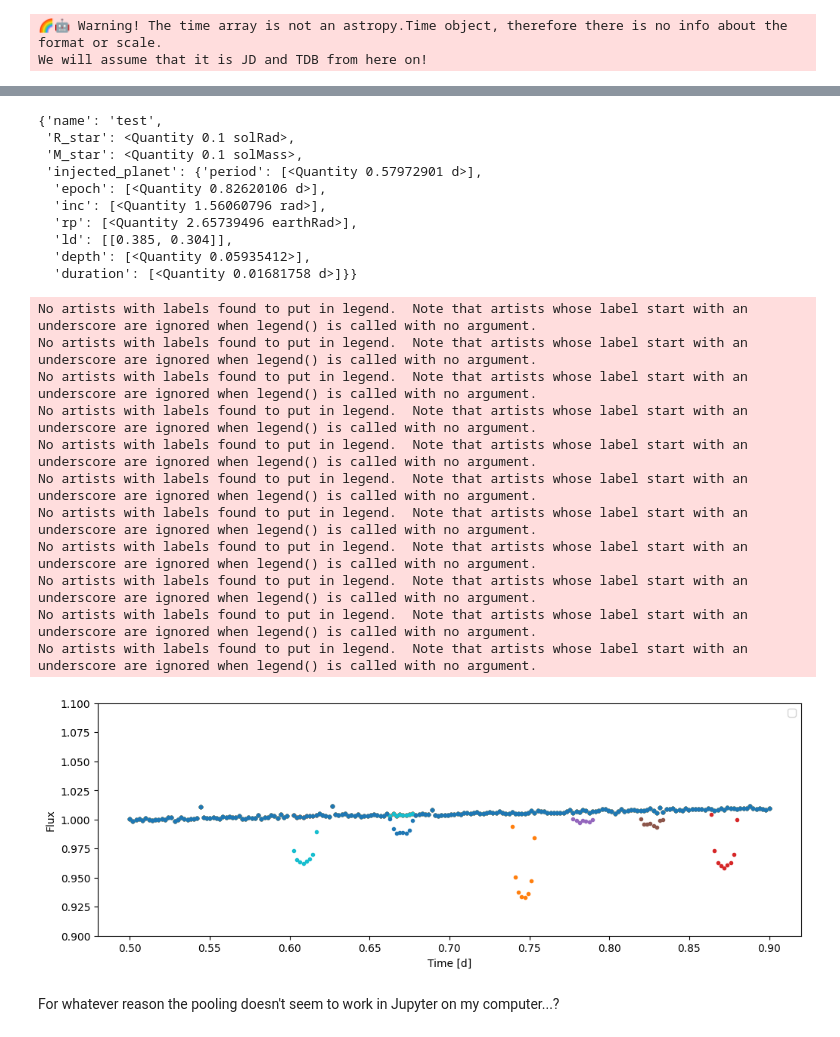
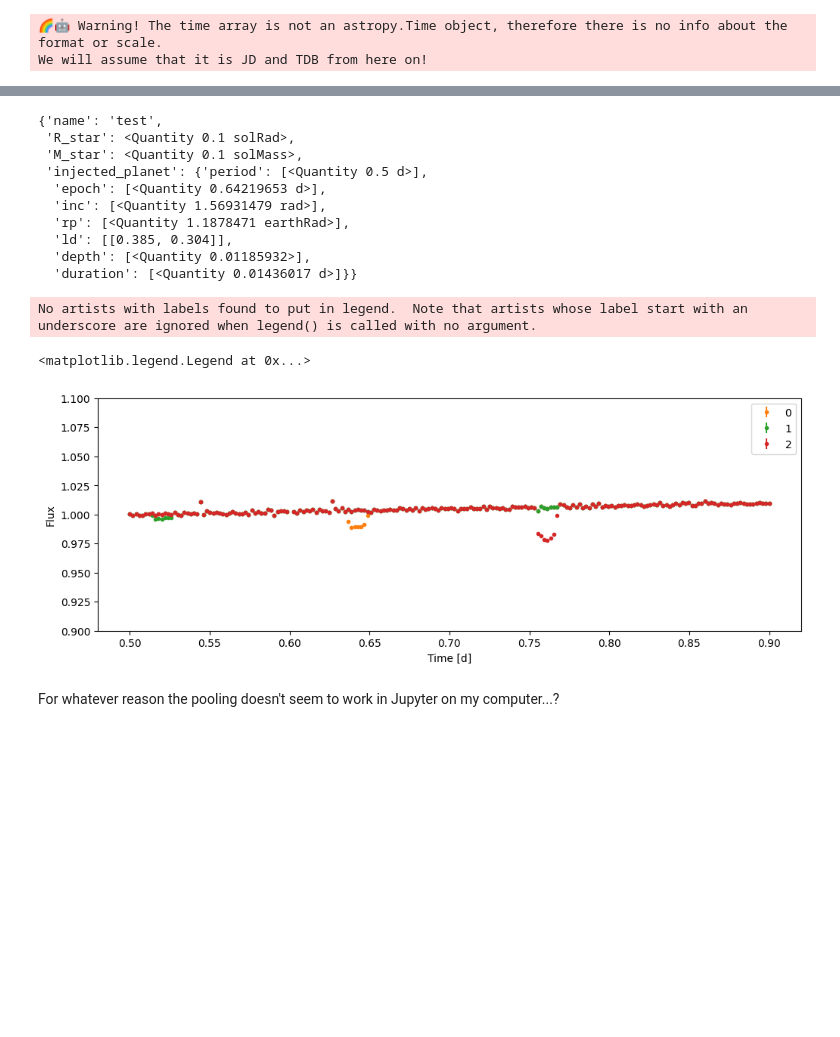
Before and after one commit to catrionamurray/occultence, a Jupyter notebook: occultence/notebooks/test_injecting_transits.ipynb, the cells around one changed output, grey strips where cells are left out. Saved outputs shown, nothing was run; the diff lists cells and outputs as text; code cells hidden in the pictures; blank space fills up the shorter version.

Commit message:
fixed small bug in epoch of injected vs recovered

```diff
--- a/occultence/notebooks/test_injecting_transits.ipynb
+++ b/occultence/notebooks/test_injecting_transits.ipynb
@@ -70,8 +70,8 @@ planets
 100 rows × 19 columns
 # %%
-lcs_with_transits, planets = targ.inject_lots_of_transits(nfake=10, pool=False,
+lcs_with_transits, planets = targ.inject_lots_of_transits(nfake=3, pool=False,
                              minimum_planet_radius=0.5 * u.R_earth, maximum_planet_radius=3 * u.R_earth,
-                             minimum_period=0.5 * u.d, maximum_period=1 * u.d,)
+                             minimum_period=0.5 * u.d, maximum_period=0.5 * u.d,)
 lcs_with_transits
 # %% [output]
 [<🌟 Lightcurve test (200t) 🌟>,
@@ -104,30 +90,22 @@ lcs_with_transits[0].metadata
 {'name': 'test',
  'R_star': <Quantity 0.1 solRad>,
  'M_star': <Quantity 0.1 solMass>,
- 'injected_planet': {'period': [<Quantity 0.57972901 d>],
-  'epoch': [<Quantity 0.82620106 d>],
-  'inc': [<Quantity 1.56060796 rad>],
-  'rp': [<Quantity 2.65739496 earthRad>],
+ 'injected_planet': {'period': [<Quantity 0.5 d>],
+  'epoch': [<Quantity 0.64219653 d>],
+  'inc': [<Quantity 1.56931479 rad>],
+  'rp': [<Quantity 1.1878471 earthRad>],
   'ld': [[0.385, 0.304]],
-  'depth': [<Quantity 0.05935412>],
-  'duration': [<Quantity 0.01681758 d>]}}
+  'depth': [<Quantity 0.01185932>],
+  'duration': [<Quantity 0.01436017 d>]}}
 # %%
 ax=targ.plot()
-for lc in lcs_with_transits:
-    lc.plot(ax=ax, ylims=[0.9,1.1])
+for i, lc in enumerate(lcs_with_transits):
+    lc.plot(ax=ax, ylims=[0.9,1.1], label=i)
+plt.legend()
 # %% [output]
 No artists with labels found to put in legend.  Note that artists whose label start with an underscore are ignored when legend() is called with no argument.
-No artists with labels found to put in legend.  Note that artists whose label start with an underscore are ignored when legend() is called with no argument.
-No artists with labels found to put in legend.  Note that artists whose label start with an underscore are ignored when legend() is called with no argument.
-No artists with labels found to put in legend.  Note that artists whose label start with an underscore are ignored when legend() is called with no argument.
-No artists with labels found to put in legend.  Note that artists whose label start with an underscore are ignored when legend() is called with no argument.
-No artists with labels found to put in legend.  Note that artists whose label start with an underscore are ignored when legend() is called with no argument.
-No artists with labels found to put in legend.  Note that artists whose label start with an underscore are ignored when legend() is called with no argument.
-No artists with labels found to put in legend.  Note that artists whose label start with an underscore are ignored when legend() is called with no argument.
-No artists with labels found to put in legend.  Note that artists whose label start with an underscore are ignored when legend() is called with no argument.
-No artists with labels found to put in legend.  Note that artists whose label start with an underscore are ignored when legend() is called with no argument.
-No artists with labels found to put in legend.  Note that artists whose label start with an underscore are ignored when legend() is called with no argument.
+<matplotlib.legend.Legend at 0x...>
-[figure, old version]
+[figure, new version]
 # %% [markdown]
 For whatever reason the pooling doesn't seem to work in Jupyter on my computer...?
 # %%
```
Also changed, not shown: parts of 12 cells of this notebook, 1 other file.
